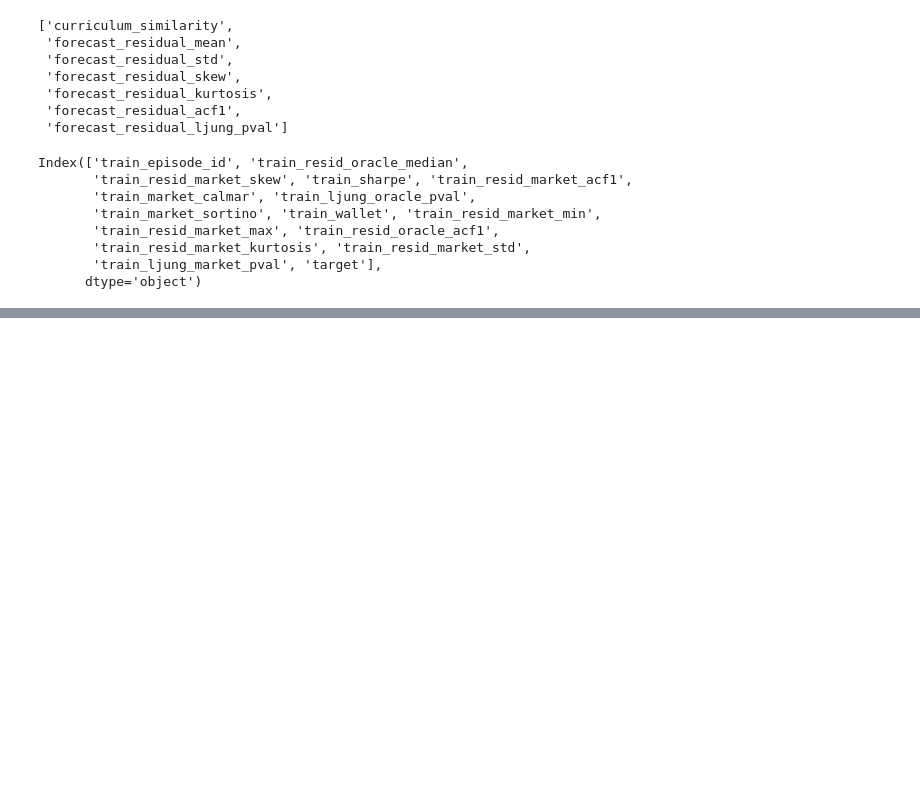
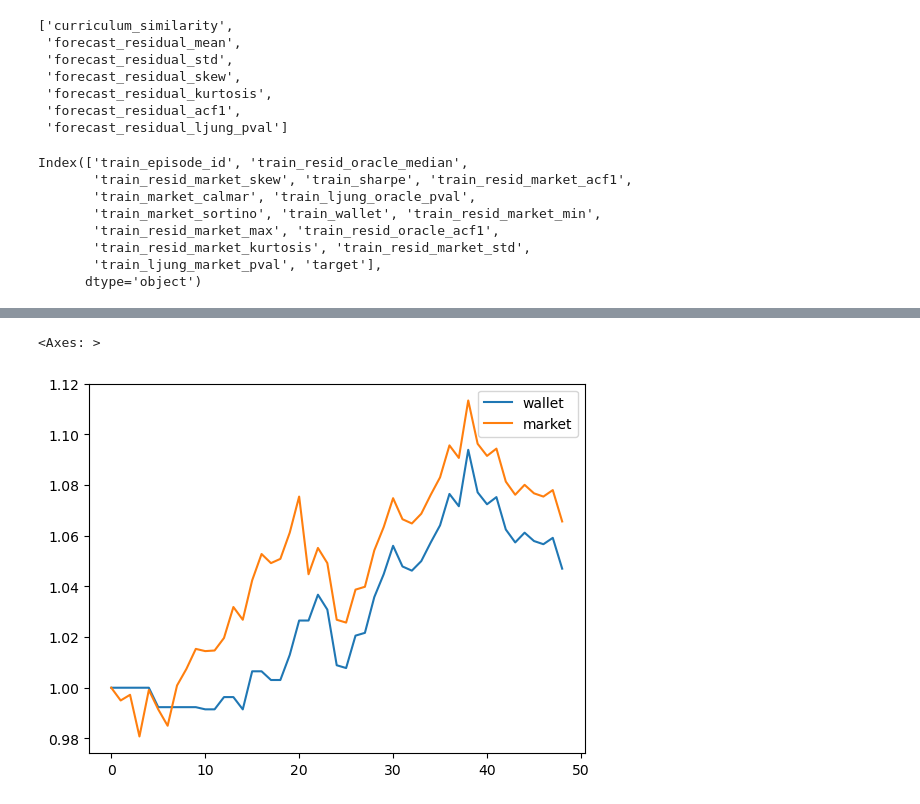
Before and after one commit to pihh/RL-Stock-Market-Masterpiece-Human-x-AI-Collab, a Jupyter notebook: notebooks/⚙️ KERNEL #3 - Meta-Learning Layer.ipynb, the cells around one changed output, grey strips where cells are left out. Cells and saved outputs as stored; diff of their text form; code cells hidden in the pictures; blank space fills up the shorter version.

```diff
--- a/notebooks/⚙️ KERNEL #3 - Meta-Learning Layer.ipynb
+++ b/notebooks/⚙️ KERNEL #3 - Meta-Learning Layer.ipynb
@@ -1593,0 +1619,2 @@ y_test.iloc[i]
+# %%
+ep_tracker.load_instance(1955)
@@ -1611,0 +1755,9 @@ g,b
+# %%
+
+obs = test_env.reset()[0]
+done = False
+
+
+while not done:
+    action, _ = _model.predict(obs, deterministic=True)
+    obs, reward, done, _, info = test_env.step(action)
@@ -1611,0 +1785,5 @@ g,b
+# %%
+pd.DataFrame({"wallet":test_env.wallet_progress,"market":test_env.market_progress}).plot()
+# %% [output]
+<Axes: >
+[figure, added]
```
Also changed, not shown: parts of 18 cells of this notebook, 3 other files.
